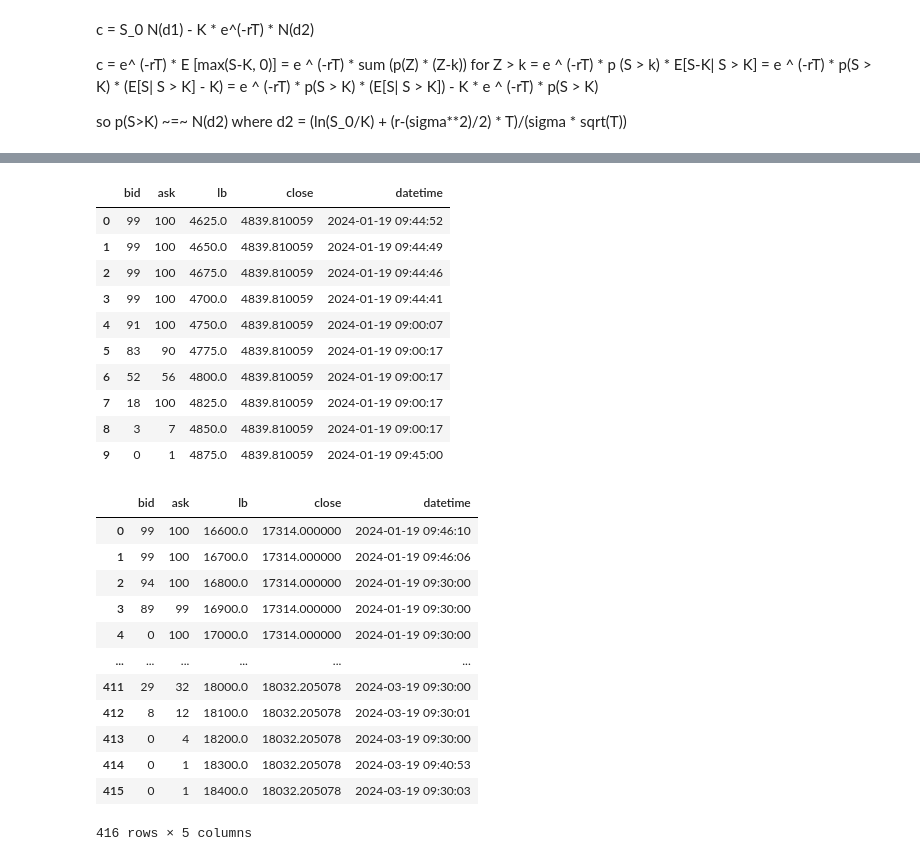
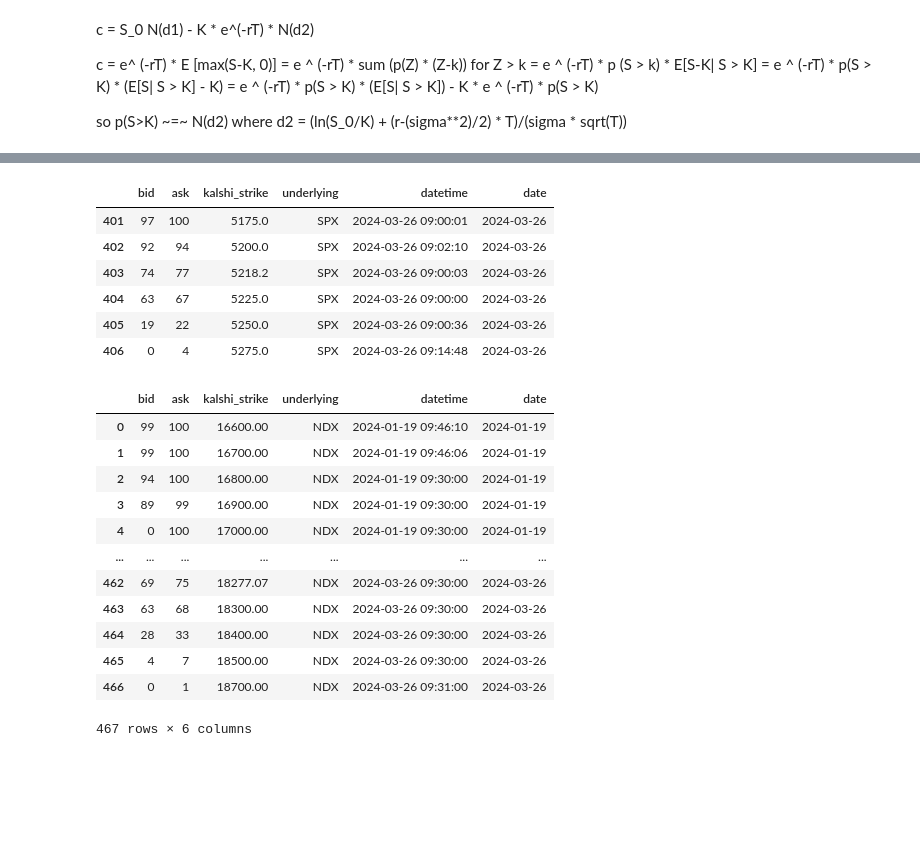
Before and after one commit to ijamil1/kalshi_mm, a Jupyter notebook: options_implied_right_tail_prob.ipynb, the cells around one changed output, grey strips where cells are left out. Drawn from its saved outputs; the diff is of its cells as text; code cells hidden in the pictures; blank space fills up the shorter version.

Commit message:
completed code that aggregates Kalshi bid/ask quotes on above/below markets with options risk-neutral implied probability on corresponding strikes

```diff
--- a/options_implied_right_tail_prob.ipynb
+++ b/options_implied_right_tail_prob.ipynb
@@ -223,8 +292,18 @@ df_otm[(df_otm['underlying']=='NDX') & (df_otm['strike'] > 17900) & (df_otm['str
 # %%
 #Kalshi SP500 above/below market goes back to Jan 19, 2024
+
+'''
+get bid and ask quotes for SPX above/below markets on Kalshi
+'''
 lb = None
 
-spx_d = {'bid': [], 'ask': [], 'lb': [], 'close': [], 'datetime': []}
+ndx_df, spx_df = get_ndx_spx_data()
+
+ndx_df = ndx_df[ndx_df['Date'] >= date(2024, 1, 1)][['Date', 'Open', 'Close']].reset_index(drop=True)
+spx_df = spx_df[spx_df['Date'] >= date(2024, 1, 1)][['Date', 'Open', 'Close']].reset_index(drop=True) #get daily index data for 2024 onwards
+
+
+spx_d = {'bid': [], 'ask': [], 'kalshi_strike': [], 'underlying': [], 'datetime': [], 'date': []}
 for idx, row in spx_df.iterrows():
     dt = row['Date']
     if dt < date(2024, 1, 19):
@@ -260,35 +339,35 @@ for idx, row in spx_df.iterrows():
             ba = info['yes_ask']
             spx_d['bid'].append(bb)
             spx_d['ask'].append(ba)
-            spx_d['lb'].append(lb)
+            spx_d['kalshi_strike'].append(lb)
             spx_d['datetime'].append(first_ts)
-            spx_d['close'].append(spx_close)
+            spx_d['date'].append(first_ts.date())
+            spx_d['underlying'].append('SPX')
 
 spx_d = pd.DataFrame(data=spx_d)
 # %%
-spx_d[spx_d['datetime']<datetime(2024,1,20)]
+spx_d[spx_d['date']==date(2024, 3, 26)]
 # %% [output]
-|  | bid | ask | lb | close | datetime |
-| 0 | 99 | 100 | 4625.0 | 4839.810059 | 2024-01-19 09:44:52 |
-| 1 | 99 | 100 | 4650.0 | 4839.810059 | 2024-01-19 09:44:49 |
-| 2 | 99 | 100 | 4675.0 | 4839.810059 | 2024-01-19 09:44:46 |
-| 3 | 99 | 100 | 4700.0 | 4839.810059 | 2024-01-19 09:44:41 |
-| 4 | 91 | 100 | 4750.0 | 4839.810059 | 2024-01-19 09:00:07 |
-| 5 | 83 | 90 | 4775.0 | 4839.810059 | 2024-01-19 09:00:17 |
-| 6 | 52 | 56 | 4800.0 | 4839.810059 | 2024-01-19 09:00:17 |
-| 7 | 18 | 100 | 4825.0 | 4839.810059 | 2024-01-19 09:00:17 |
-| 8 | 3 | 7 | 4850.0 | 4839.810059 | 2024-01-19 09:00:17 |
-| 9 | 0 | 1 | 4875.0 | 4839.810059 | 2024-01-19 09:45:00 |
+|  | bid | ask | kalshi_strike | underlying | datetime | date |
+| 401 | 97 | 100 | 5175.0 | SPX | 2024-03-26 09:00:01 | 2024-03-26 |
+| 402 | 92 | 94 | 5200.0 | SPX | 2024-03-26 09:02:10 | 2024-03-26 |
+| 403 | 74 | 77 | 5218.2 | SPX | 2024-03-26 09:00:03 | 2024-03-26 |
+| 404 | 63 | 67 | 5225.0 | SPX | 2024-03-26 09:00:00 | 2024-03-26 |
+| 405 | 19 | 22 | 5250.0 | SPX | 2024-03-26 09:00:36 | 2024-03-26 |
+| 406 | 0 | 4 | 5275.0 | SPX | 2024-03-26 09:14:48 | 2024-03-26 |
 # %%
+'''
+get bid/ask quotes for NDX above/below markets on Kalshi
+'''
+
 from KalshiClientsBaseV2 import HttpError
 lb = None
 
-ndx_d = {'bid': [], 'ask': [], 'lb': [], 'close': [], 'datetime': []}
+ndx_d = {'bid': [], 'ask': [], 'kalshi_strike': [], 'underlying': [], 'datetime': [], 'date': []}
 for idx, row in ndx_df.iterrows():
     dt = row['Date']
     if dt < date(2024, 1, 19):
         continue
-    ndx_close = float(row['Close'])
     event_ticker = 'NASDAQ100U-' + str(dt.year-2000) + month_to_abbr[dt.month]
     if dt.day < 10:
         event_ticker += '0' + str(dt.day)
@@ -318,25 +397,25 @@ for idx, row in ndx_df.iterrows():
             ba = info['yes_ask']
             ndx_d['bid'].append(bb)
             ndx_d['ask'].append(ba)
-            ndx_d['lb'].append(lb)
+            ndx_d['kalshi_strike'].append(lb)
+            ndx_d['underlying'].append('NDX')
             ndx_d['datetime'].append(first_ts)
-            ndx_d['close'].append(ndx_close)
-
+            ndx_d['date'].append(first_ts.date())
 
 ndx_d = pd.DataFrame(data=ndx_d)
 # %%
-ndx_d[ndx_d[]]
+ndx_d
 # %% [output]
-|  | bid | ask | lb | close | datetime |
-| 0 | 99 | 100 | 16600.0 | 17314.000000 | 2024-01-19 09:46:10 |
-| 1 | 99 | 100 | 16700.0 | 17314.000000 | 2024-01-19 09:46:06 |
-| 2 | 94 | 100 | 16800.0 | 17314.000000 | 2024-01-19 09:30:00 |
-| 3 | 89 | 99 | 16900.0 | 17314.000000 | 2024-01-19 09:30:00 |
-| 4 | 0 | 100 | 17000.0 | 17314.000000 | 2024-01-19 09:30:00 |
-| ... | ... | ... | ... | ... | ... |
-| 411 | 29 | 32 | 18000.0 | 18032.205078 | 2024-03-19 09:30:00 |
-| 412 | 8 | 12 | 18100.0 | 18032.205078 | 2024-03-19 09:30:01 |
-| 413 | 0 | 4 | 18200.0 | 18032.205078 | 2024-03-19 09:30:00 |
-| 414 | 0 | 1 | 18300.0 | 18032.205078 | 2024-03-19 09:40:53 |
-| 415 | 0 | 1 | 18400.0 | 18032.205078 | 2024-03-19 09:30:03 |
+|  | bid | ask | kalshi_strike | underlying | datetime | date |
+| 0 | 99 | 100 | 16600.00 | NDX | 2024-01-19 09:46:10 | 2024-01-19 |
+| 1 | 99 | 100 | 16700.00 | NDX | 2024-01-19 09:46:06 | 2024-01-19 |
+| 2 | 94 | 100 | 16800.00 | NDX | 2024-01-19 09:30:00 | 2024-01-19 |
+| 3 | 89 | 99 | 16900.00 | NDX | 2024-01-19 09:30:00 | 2024-01-19 |
+| 4 | 0 | 100 | 17000.00 | NDX | 2024-01-19 09:30:00 | 2024-01-19 |
+| ... | ... | ... | ... | ... | ... | ... |
+| 462 | 69 | 75 | 18277.07 | NDX | 2024-03-26 09:30:00 | 2024-03-26 |
+| 463 | 63 | 68 | 18300.00 | NDX | 2024-03-26 09:30:00 | 2024-03-26 |
+| 464 | 28 | 33 | 18400.00 | NDX | 2024-03-26 09:30:00 | 2024-03-26 |
+| 465 | 4 | 7 | 18500.00 | NDX | 2024-03-26 09:30:00 | 2024-03-26 |
+| 466 | 0 | 1 | 18700.00 | NDX | 2024-03-26 09:31:00 | 2024-03-26 |
-416 rows × 5 columns
+467 rows × 6 columns
```
Also changed, not shown: parts of 17 cells of this notebook.
